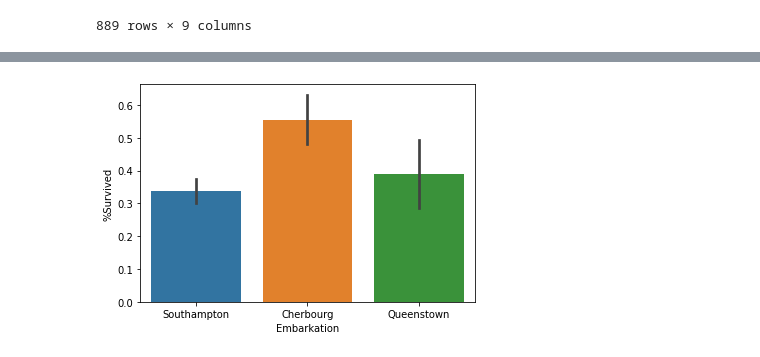
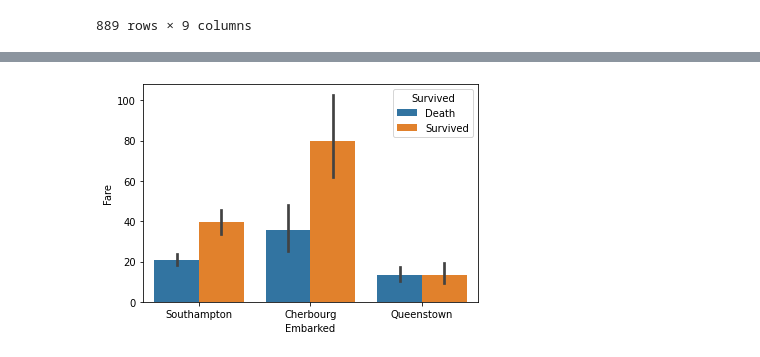
Before and after one commit to Sirabhop/Kaggle_Challenge, a Jupyter notebook: Challenge_1_Titanic.ipynb, the cells around one changed output, grey strips where cells are left out. Saved outputs shown, nothing was run; the diff lists cells and outputs as text; code cells hidden in the pictures.

```diff
--- a/Challenge_1_Titanic.ipynb
+++ b/Challenge_1_Titanic.ipynb
@@ -39,6 +42,6 @@ memory usage: 50.7+ KB
 # %%
 df['PassengerId'] = df['PassengerId'].astype('object')
-df['Survived'] = df['Survived'].astype('category') #0 is no, 1 is yes
+#df['Survived'] = df['Survived'].astype('category') #0 is no, 1 is yes
 df['Pclass'] = df['Pclass'].astype('category')
 df['Pclass'].cat.reorder_categories([1, 2, 3], ordered = True)
 df['Sex'] = df['Sex'].astype('category')
@@ -52,6 +55,8 @@ df.reset_index(inplace = True, drop = True)
 # %%
 df['Embarked'].replace({'S': 'Southampton', 'C': 'Cherbourg', 'Q': 'Queenstown'}, inplace = True)
 df['Pclass'].replace({1: 'First class', 2: 'Second class', 3: 'Third class'}, inplace = True)
+# %%
+df['Survived'].replace({0: 'Death', 1: 'Survived'}, inplace = True)
 # %% [markdown]
 The question is who gonna survive from shipwreak? from those features I can draw 3 assumption
 
@@ -107,11 +92,5 @@ ax = sns.barplot(x = df['Survived'], y = df[df['Pclass'] == 1]['Fare'])
 # %%
-ax = sns.barplot(x = 'Embarked', y = 'Survived', data = df)
-a = ax.get_xticks().tolist()
-a = ['Southampton', 'Cherbourg', 'Queenstown']
-ax.set_xticklabels(a)
-ax.set(xlabel = 'Embarkation', ylabel = '%Survived')
-
-plt.show()
+ax = sns.barplot(x = 'Embarked', y = 'Fare', hue = 'Survived', data = df)
 # %% [output]
-[figure, old version]
+[figure, new version]
 # %%
```
Also changed, not shown: parts of 7 cells of this notebook.
